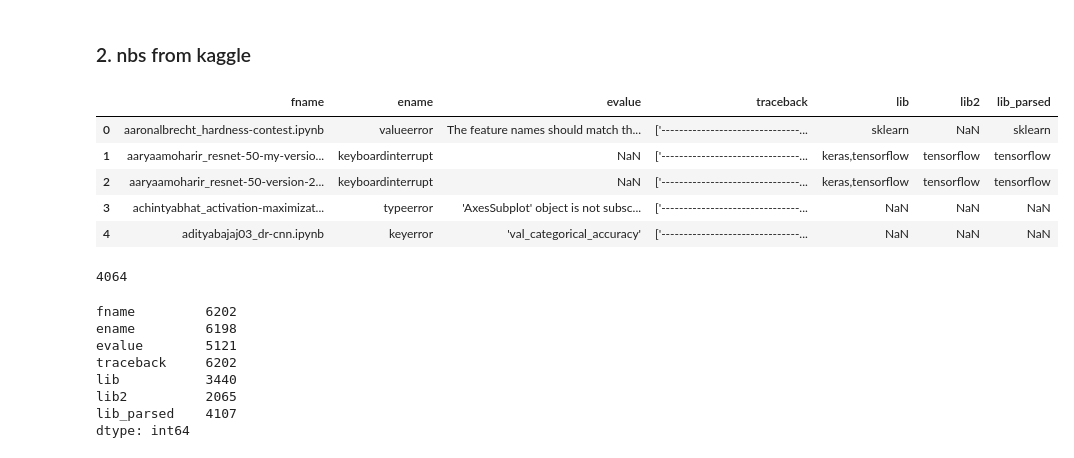
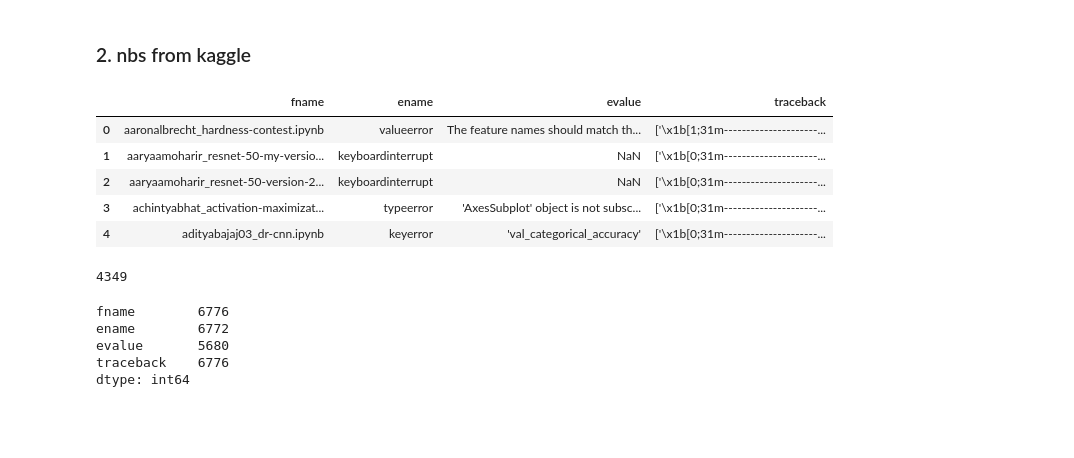
Before and after one commit to PELAB-LiU/jupyter_nbs_empirical, a Jupyter notebook: notebook_error_process-builtin_exceptions.ipynb, the cells around one changed output. Cells and saved outputs as stored; diff of their text form; code cells hidden in the pictures; blank space fills up the shorter version.

```diff
--- a/notebook_error_process-builtin_exceptions.ipynb
+++ b/notebook_error_process-builtin_exceptions.ipynb
@@ -96,31 +98,32 @@ error: Couldn't open hh.png
 # %%
 # read in all errors from the file
 import pandas as pd
+import config
 
-path_err = 'C:/Users/yirwa29/Downloads/Dataset-Nb/nbdata_k_error'
-df_err = pd.read_excel(path_err+'/nberror_k_p4.xlsx')
+path_err = config.path_kaggle_error_process + '/nberror_k.xlsx'
+
+df_err = pd.read_excel(path_err)
+df_err["ename"] = df_err.ename.str.lower()
+
 df_err.head()
 # %% [output]
-|  | fname | ename | evalue | traceback | lib | lib2 | lib_parsed |
-| 0 | aaronalbrecht_hardness-contest.ipynb | valueerror | The feature names should match th... | ['-------------------------------... | sklearn | NaN | sklearn |
-| 1 | aaryaamoharir_resnet-50-my-versio... | keyboardinterrupt | NaN | ['-------------------------------... | keras,tensorflow | tensorflow | tensorflow |
-| 2 | aaryaamoharir_resnet-50-version-2... | keyboardinterrupt | NaN | ['-------------------------------... | keras,tensorflow | tensorflow | tensorflow |
-| 3 | achintyabhat_activation-maximizat... | typeerror | 'AxesSubplot' object is not subsc... | ['-------------------------------... | NaN | NaN | NaN |
-| 4 | adityabajaj03_dr-cnn.ipynb | keyerror | 'val_categorical_accuracy' | ['-------------------------------... | NaN | NaN | NaN |
+|  | fname | ename | evalue | traceback |
+| 0 | aaronalbrecht_hardness-contest.ipynb | valueerror | The feature names should match th... | ['\x1b[1;31m---------------------... |
+| 1 | aaryaamoharir_resnet-50-my-versio... | keyboardinterrupt | NaN | ['\x1b[0;31m---------------------... |
+| 2 | aaryaamoharir_resnet-50-version-2... | keyboardinterrupt | NaN | ['\x1b[0;31m---------------------... |
+| 3 | achintyabhat_activation-maximizat... | typeerror | 'AxesSubplot' object is not subsc... | ['\x1b[0;31m---------------------... |
+| 4 | adityabajaj03_dr-cnn.ipynb | keyerror | 'val_categorical_accuracy' | ['\x1b[0;31m---------------------... |
 # %%
 df_err.fname.nunique()
 # %% [output]
-4064
+4349
 # %%
 df_err.count()
 # %% [output]
-fname         6202
-ename         6198
-evalue        5121
-traceback     6202
-lib           3440
-lib2          2065
-lib_parsed    4107
+fname        6776
+ename        6772
+evalue       5680
+traceback    6776
 dtype: int64
 # %%
 import util
```
Also changed, not shown: parts of 12 cells of this notebook, 10 other files.
